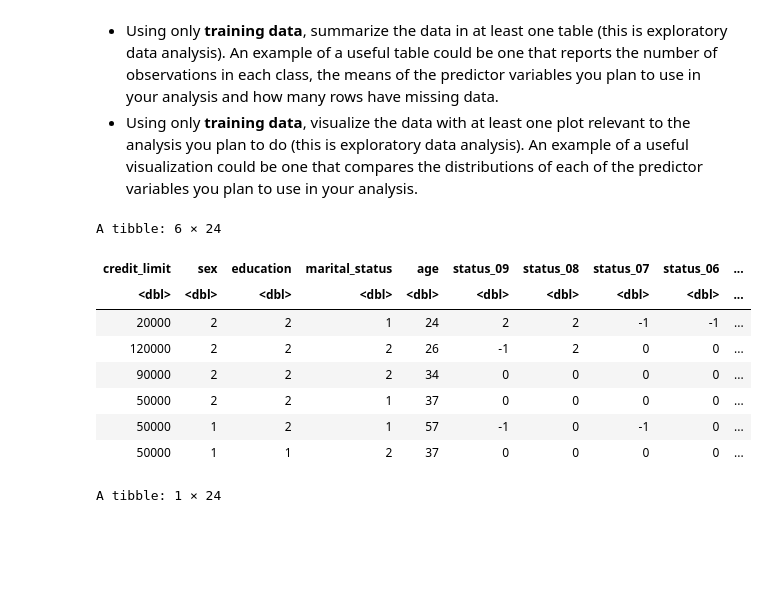
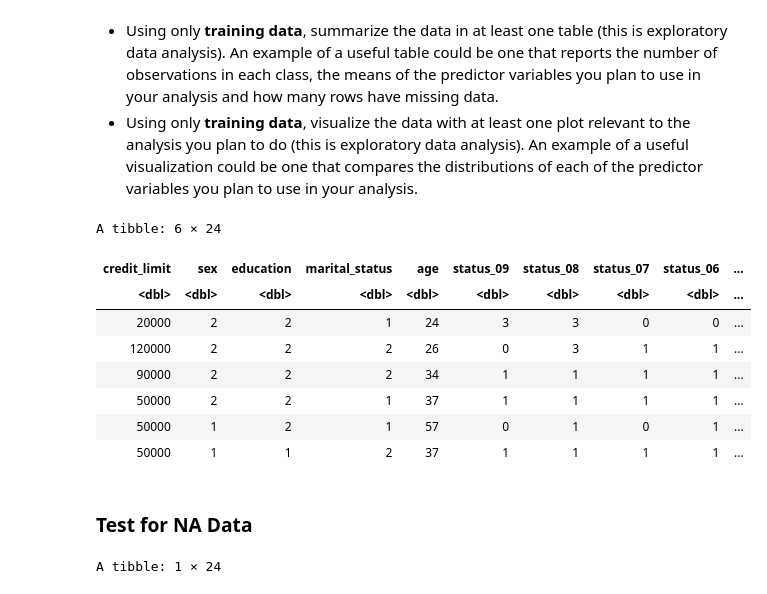
Before and after one commit to ericpien/Credit-Card-Default-Prediction, a Jupyter notebook: project_proposal.ipynb, the cells around one changed output. Drawn from its saved outputs; the diff is of its cells as text; code cells hidden in the pictures; blank space fills up the shorter version.

Commit message:
shift status cols by +1
Noticed the range of these columns were set to -2 to 8 instead of -1 to 9 as per the data description. So shifted each value by +1 to meet the description.

```diff
--- a/project_proposal.ipynb
+++ b/project_proposal.ipynb
@@ -66,27 +66,37 @@ ___
 # %%
 columns = c('id', 'credit_limit', 'sex', 'education', 'marital_status', 'age',
             'status_09', 'status_08', 'status_07', 'status_06', 'status_05', 'status_04',
             'balance_09', 'balance_08', 'balance_07', 'balance_06', 'balance_05', 'balance_04',
             'payment_09', 'payment_08', 'payment_07', 'payment_06', 'payment_05', 'payment_04',
             'y')
 
 credit_card_data <- read_excel('data/default of credit card clients.xls',sheet='Data',skip=2,col_names=columns) |>
     select(-id)
 
+credit_card_data <- credit_card_data |>
+    mutate(status_09 = status_09+1,
+        status_08 = status_08+1,
+        status_07 = status_07+1,
+        status_06 = status_06+1,
+        status_05 = status_05+1,
+        status_04 = status_04+1)
+
 head(credit_card_data)
 # %% [output]
 A tibble: 6 × 24
 | credit_limit | sex | education | marital_status | age | status_09 | status_08 | status_07 | status_06 | ... |
 | <dbl> | <dbl> | <dbl> | <dbl> | <dbl> | <dbl> | <dbl> | <dbl> | <dbl> | ... |
-| 20000 | 2 | 2 | 1 | 24 | 2 | 2 | -1 | -1 | ... |
-| 120000 | 2 | 2 | 2 | 26 | -1 | 2 | 0 | 0 | ... |
-| 90000 | 2 | 2 | 2 | 34 | 0 | 0 | 0 | 0 | ... |
-| 50000 | 2 | 2 | 1 | 37 | 0 | 0 | 0 | 0 | ... |
-| 50000 | 1 | 2 | 1 | 57 | -1 | 0 | -1 | 0 | ... |
-| 50000 | 1 | 1 | 2 | 37 | 0 | 0 | 0 | 0 | ... |
+| 20000 | 2 | 2 | 1 | 24 | 3 | 3 | 0 | 0 | ... |
+| 120000 | 2 | 2 | 2 | 26 | 0 | 3 | 1 | 1 | ... |
+| 90000 | 2 | 2 | 2 | 34 | 1 | 1 | 1 | 1 | ... |
+| 50000 | 2 | 2 | 1 | 37 | 1 | 1 | 1 | 1 | ... |
+| 50000 | 1 | 2 | 1 | 57 | 0 | 1 | 0 | 1 | ... |
+| 50000 | 1 | 1 | 2 | 37 | 1 | 1 | 1 | 1 | ... |
 # %%
 set.seed(154)
 credit_card_split <- credit_card_data |> initial_split(prop=0.75, strata = y)
 credit_card_train <- training(credit_card_split)
 credit_card_test <- testing(credit_card_split)
+# %% [markdown]
+### Test for NA Data ###
 # %%
```
Also changed, not shown: parts of 2 cells of this notebook.
